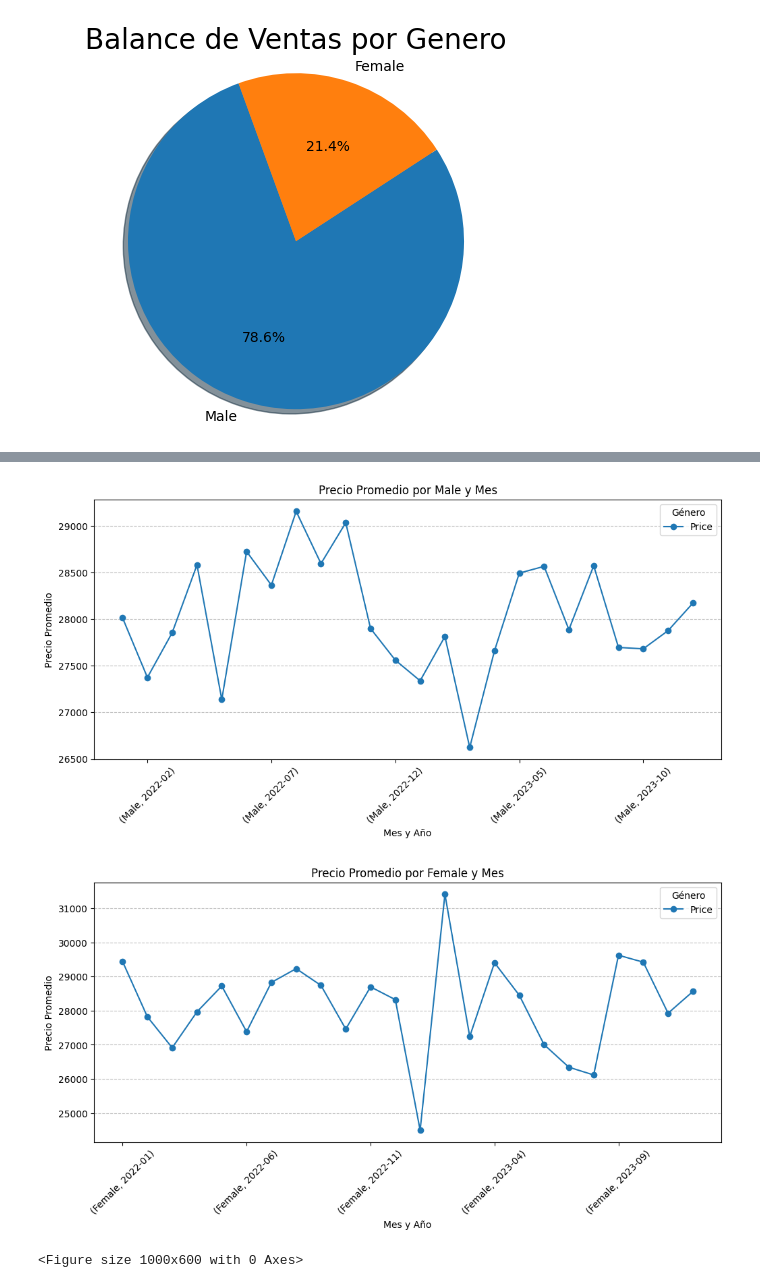
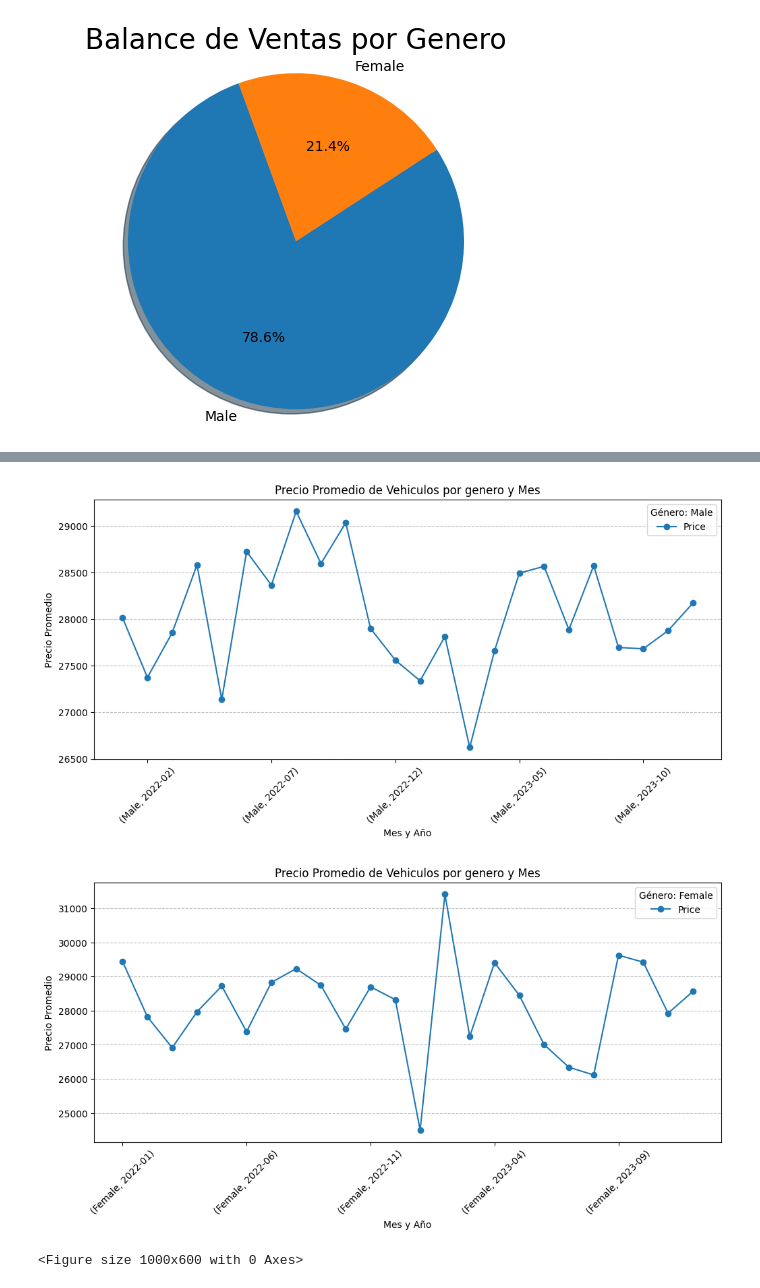
Before and after one commit to FredyR222/car_sale_boorcamp, a Jupyter notebook: code/carSale.ipynb, the cells around one changed output, grey strips where cells are left out. Cells and saved outputs as stored; diff of their text form; code cells hidden in the pictures.

```diff
--- a/code/carSale.ipynb
+++ b/code/carSale.ipynb
@@ -124,7 +126,7 @@ Fila 7564: C_CND_007565
 # %%
 #Verificacion de Datos duplicados
 #para mantener integridad del df original generamos uno nuevo para eliminar la informacion duplicada
-df1=df
+df1=df.copy()
 duplicados=df1.duplicated().sum()
 print(f"Cantidad de duplicados: {duplicados}")
 if duplicados>0 :
@@ -252,23 +325,23 @@ Name: Price, dtype: float64
 # %%
 #grafico que refleja los meses que se vendieron los vehiculos con mayor costo
-df['Mes_year'] = df['Date'].dt.to_period('M')
+df1['Mes_year'] = df1['Date'].dt.to_period('M')
 # %%
 for genero in df1['Gender'].unique():
     plt.figure(figsize=(12,5))
     #Filtrado y agrupado de la informacion
     df_genero = df1[df1['Gender'] == genero]
     df_grouped_price_fetch_gender = df_genero.groupby(['Gender', 'Mes_year'])['Price'].mean()
 
     df_grouped_price_fetch_gender.plot(kind='line', marker='o')
-    plt.title(f'Precio Promedio por {genero} y Mes')
+    plt.title(f'Precio Promedio de Vehiculos por genero y Mes')
     plt.xlabel('Mes y Año')
     plt.ylabel('Precio Promedio')
     plt.grid(axis='y', linestyle='--', alpha=0.8)
-    plt.legend(title='Género')
+    plt.legend(title=f'Género: {genero}')
     plt.xticks(rotation=45)
     plt.show()
 # %% [output]
-[figure, old version]
+[figure, new version]
-[figure, old version]
+[figure, new version]
 # %%
 #Agrupacion de ventas por Año de cada sucursal
```
Also changed, not shown: parts of 15 cells of this notebook, 1 other file.
